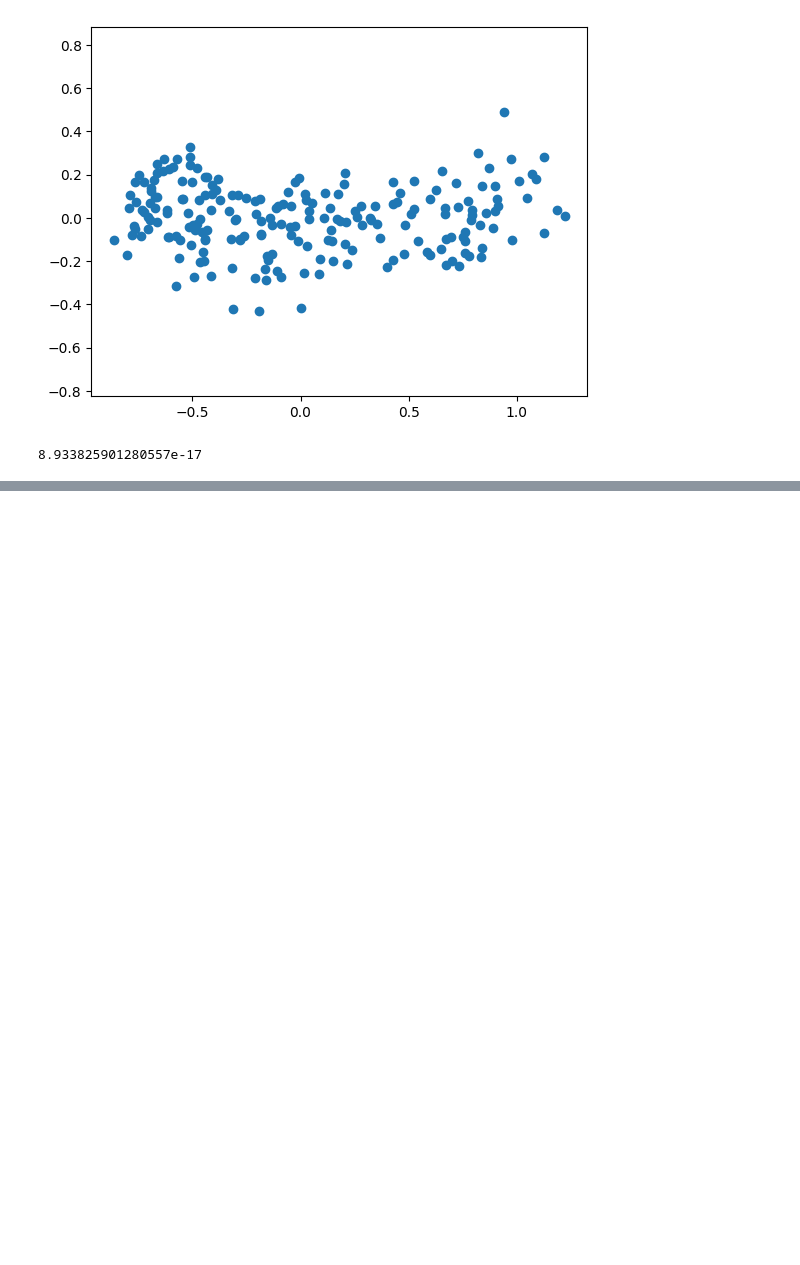
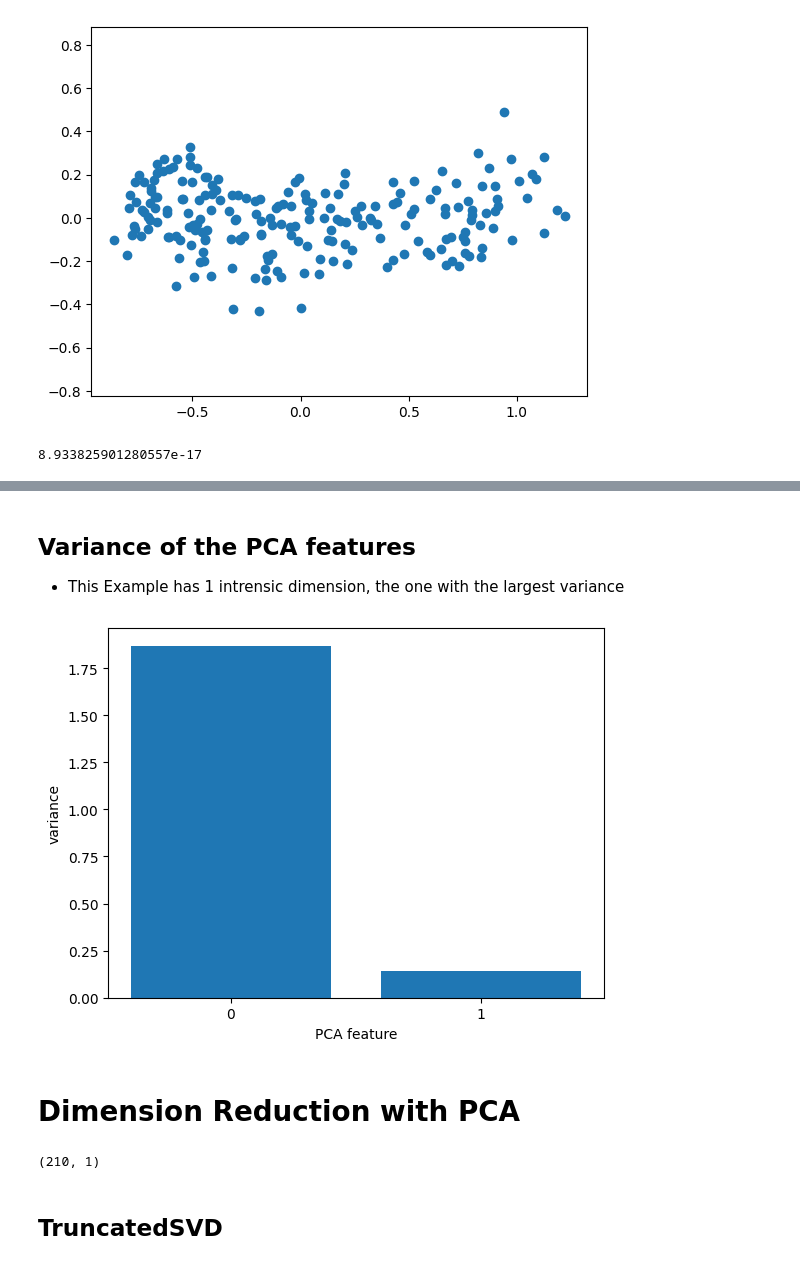
Before and after one commit to YoussefAboelwafa/Unsupervised-ML, a Jupyter notebook: Models/PCA.ipynb, the cells around one changed output, grey strips where cells are left out. Drawn from its saved outputs; the diff is of its cells as text; code cells hidden in the pictures; blank space fills up the shorter version.

```diff
--- a/Models/PCA.ipynb
+++ b/Models/PCA.ipynb
@@ -82,0 +115,44 @@ print(correlation)
+# %% [markdown]
+## Variance of the PCA features
+
+- This Example has 1 intrensic dimension, the one with the largest variance
+# %%
+# Create scaler: scaler
+scaler = StandardScaler()
+
+# Create a PCA instance: pca
+pca = PCA()
+
+# Create pipeline: pipeline
+pipeline = make_pipeline(scaler, pca)
+
+# Fit the pipeline to 'samples'
+pipeline.fit(seeds)
+
+# Plot the explained variances
+features = range(pca.n_components_)
+plt.bar(features, pca.explained_variance_)
+plt.xlabel("PCA feature")
+plt.ylabel("variance")
+plt.xticks(features)
+plt.show()
+# %% [output]
+[figure, added]
+# %% [markdown]
+# Dimension Reduction with PCA
+# %%
+# Create a PCA model with 1 components: pca
+pca = PCA(n_components=1)
+
+# Fit the PCA instance to the scaled samples
+pca.fit(seeds)
+
+# Transform the scaled samples: pca_features
+pca_features = pca.transform(seeds)
+
+# Print the shape of pca_features
+print(pca_features.shape)
+# %% [output]
+(210, 1)
+# %% [markdown]
+## TruncatedSVD
```
Also changed, not shown: parts of 10 cells of this notebook, 3 other files.
